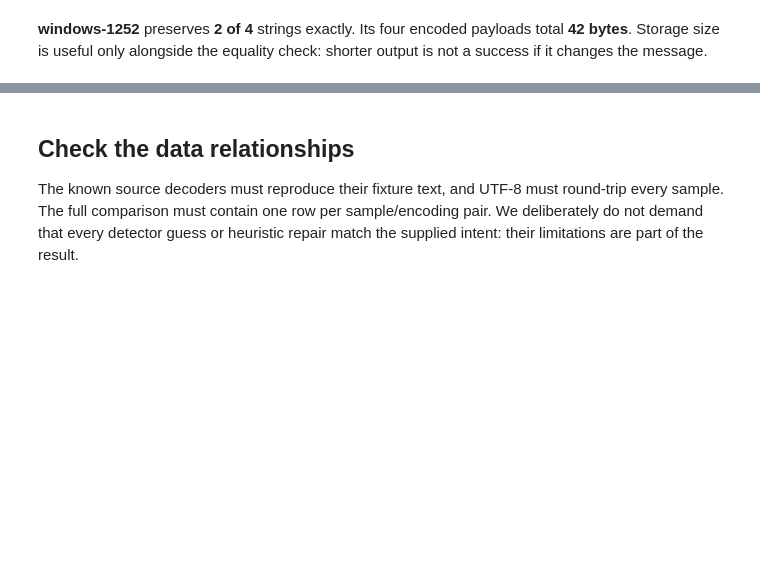
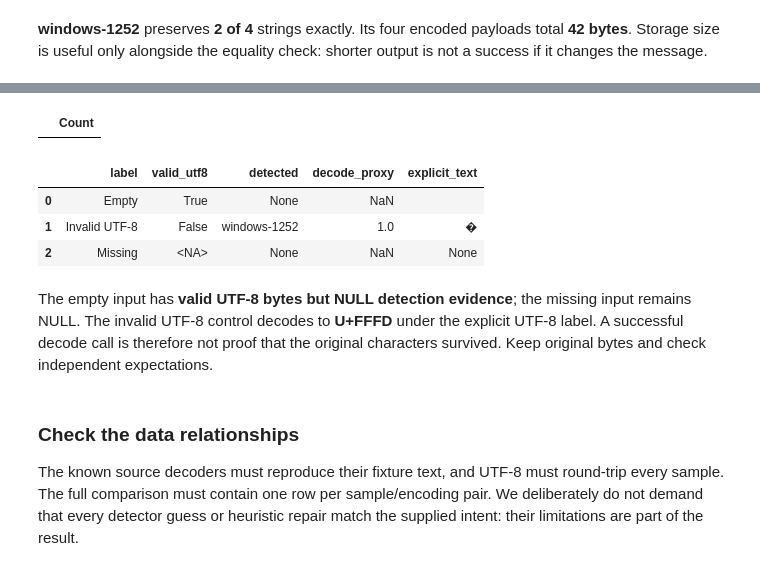
Before and after one commit to Query-farm/vgi-charset, a Jupyter notebook: notebooks/01_clean_bytes_wrong_words.ipynb, the cells around one changed output, grey strips where cells are left out. Cells and saved outputs as stored; diff of their text form; code cells hidden in the pictures; blank space fills up the shorter version.

Commit message:
docs: teach all charset surfaces with shared SVG notebook [skip ci]

```diff
--- a/notebooks/01_clean_bytes_wrong_words.ipynb
+++ b/notebooks/01_clean_bytes_wrong_words.ipynb
@@ -311,0 +357,11 @@ finish(
+# %%
+%%sql
+CREATE TABLE boundary_results AS
+SELECT label, charset.main.is_valid_utf8(raw_bytes) AS valid_utf8,
+       charset.main.detect_encoding(raw_bytes) AS detected,
+       charset.main.detect_confidence(raw_bytes) AS decode_proxy,
+       charset.main.to_utf8_from(raw_bytes, 'UTF-8') AS explicit_text
+FROM (VALUES ('Empty', ''::BLOB), ('Missing', NULL::BLOB), ('Invalid UTF-8', unhex('FF')))
+     controls(label, raw_bytes);
+# %% [output]
+|  | Count |
@@ -312,5 +372,19 @@ finish(
+# %%
+display(boundaries)
+prose(
+    "The empty input has **valid UTF-8 bytes but NULL detection evidence**; "
+    "the missing input remains NULL. The invalid UTF-8 control decodes to **U+FFFD** "
+    "under the explicit UTF-8 label. A successful decode call is therefore not proof "
+    "that the original characters survived. Keep original bytes and check independent expectations."
+)
+# %% [output]
+|  | label | valid_utf8 | detected | decode_proxy | explicit_text |
+| 0 | Empty | True | None | NaN |  |
+| 1 | Invalid UTF-8 | False | windows-1252 | 1.0 | � |
+| 2 | Missing | <NA> | None | NaN | None |
+The empty input has **valid UTF-8 bytes but NULL detection evidence**; the missing input remains NULL. The invalid UTF-8 control decodes to **U+FFFD** under the explicit UTF-8 label. A successful decode call is therefore not proof that the original characters survived. Keep original bytes and check independent expectations.
 # %% [markdown]
-## Check the data relationships
+### Check the data relationships
 
 The known source decoders must reproduce their fixture text, and UTF-8 must
 round-trip every sample. The full comparison must contain one row per
```
Also changed, not shown: parts of 30 cells of this notebook, 11 other files.
